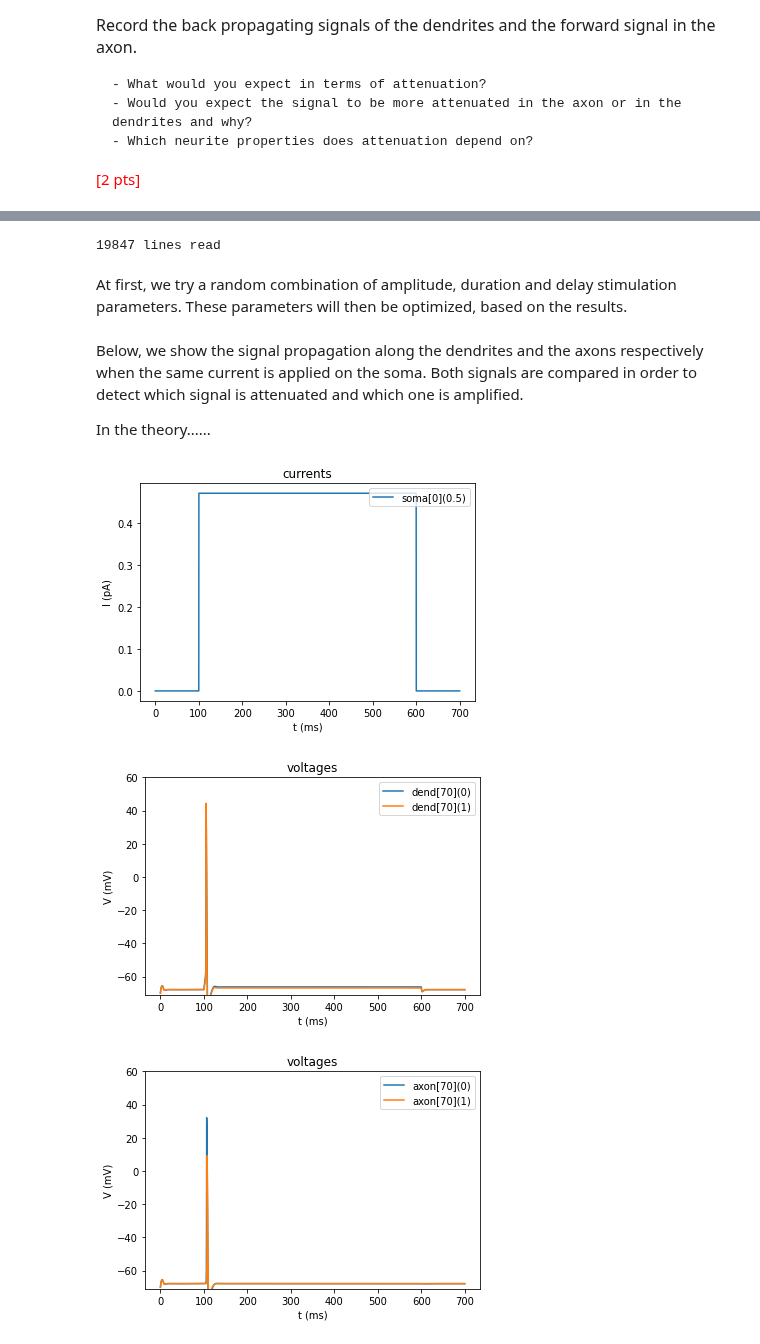
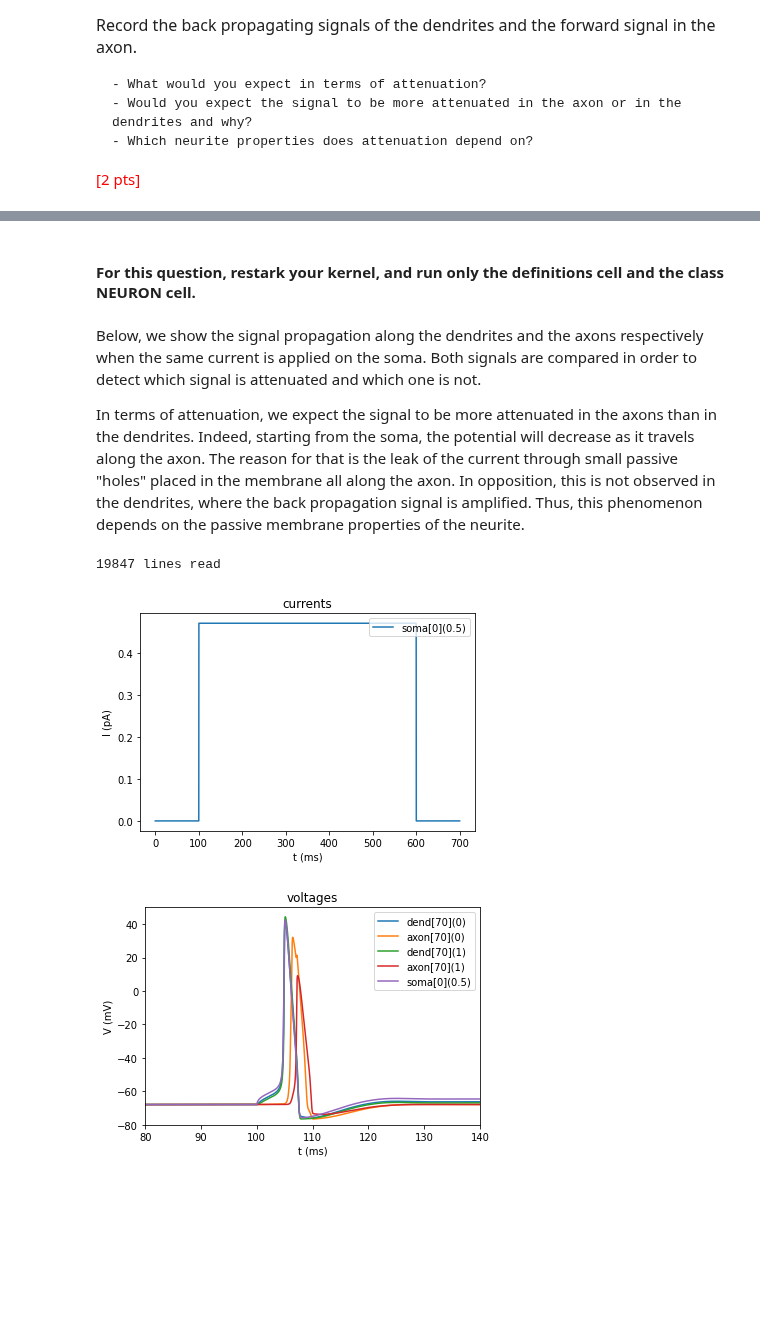
Before and after one commit to AlbrechtAlice/In-Silico-Neuroscience, a Jupyter notebook: Week4_HomeWork.ipynb, the cells around one changed output, grey strips where cells are left out. Drawn from its saved outputs; the diff is of its cells as text; code cells hidden in the pictures; blank space fills up the shorter version.

```diff
--- a/Week4_HomeWork.ipynb
+++ b/Week4_HomeWork.ipynb
@@ -107,7 +107,7 @@ def init_run(v_i, t_stop):
 
 
 def tvi_plots(
-    t, voltage_records=[], current_records=[], vmax=40, imax=0.5, legendv=True, PlotI=True
+    t, voltage_records=[], current_records=[], vmax=40, imax=0.5, legendv=True, PlotI=True, xlim=(0,700)
 ):
     """Plot current and voltage for all stims and recordings"""
 
@@ -125,7 +125,8 @@ def tvi_plots(
 
     plt.figure()
     plt.title("voltages")
-    plt.ylim((-71, vmax))
+    plt.ylim((-80, vmax))
+    plt.xlim(xlim)
     plt.ylabel("V (mV)")
     plt.xlabel("t (ms)")
     for vdict in voltage_records:
@@ -425,45 +424,37 @@ For this question we re-use the code of the previous question with the Class NEU
+# %% [markdown]
+#### For this question, restark your kernel, and run only the definitions cell and the class NEURON cell.
+# %% [markdown]
+Below, we show the signal propagation along the dendrites and the axons respectively when the same current is applied on the soma. Both signals are compared in order to detect which signal is attenuated and which one is not.
+
+
+In terms of attenuation, we expect the signal to be more attenuated in the axons than in the dendrites. Indeed, starting from the soma, the potential will decrease as it travels along the axon. The reason for that is the leak of the current through small passive "holes" placed in the membrane all along the axon. In opposition, this is not observed in the dendrites, where the back propagation signal is amplified.
+Thus, this phenomenon depends on the passive membrane properties of the neurite.
 # %%
 Cell = NEURON()
 # %% [output]
 19847 lines read
-# %% [markdown]
-At first, we try a random combination of amplitude, duration and delay stimulation parameters. These parameters will then be optimized, based on the results.
-# %% [markdown]
-Below, we show the signal propagation along the dendrites and the axons respectively when the same current is applied on the soma. Both signals are compared in order to detect which signal is attenuated and which one is amplified.
-
-
-In the theory......
 # %%
 reset()
 
 # Scan at different locations with different delays
 locations = np.linspace(0, 1, 2)
 
 # Setup stimulations and recordings
 iclamp(Cell.somatic[0](0.5), delay = 100, amplitude = 0.47, duration = 500)
 
 
 # dendritic propagation
 for p in locations:
     record_voltage(Cell.dendritic[70](p))
+    record_voltage(Cell.axonal[70](p))
+
+record_voltage(Cell.somatic[0](0.5))
+
 
 # Simulate and plot
 v_init = -70
 t_stop = 700
-tvi_plots(init_run(v_init, t_stop), voltage_records, current_records, vmax=60)
-
-
-reset()
-
-# Setup stimulations and recordings
-iclamp(Cell.somatic[0](0.5), delay = 100, amplitude = 0.47, duration = 500)
-
-
-# axonal propagation
-for p in locations:
-    record_voltage(Cell.axonal[70](p))
-tvi_plots(init_run(v_init, t_stop), voltage_records, current_records, vmax=60, PlotI=False)
+tvi_plots(init_run(v_init, t_stop), voltage_records, current_records, vmax=50, xlim=(80, 140))
 # %% [output]
 [figure]
-[figure, old version]
+[figure, new version]
-[figure, removed]
```
Also changed, not shown: parts of 4 cells of this notebook.
